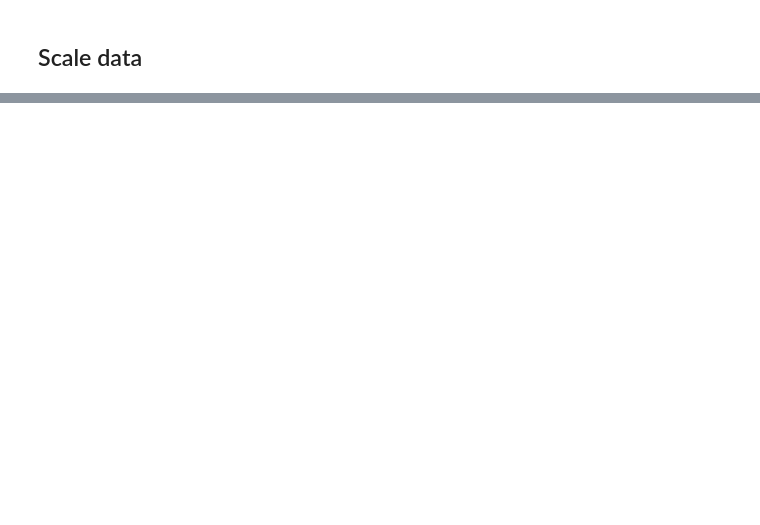
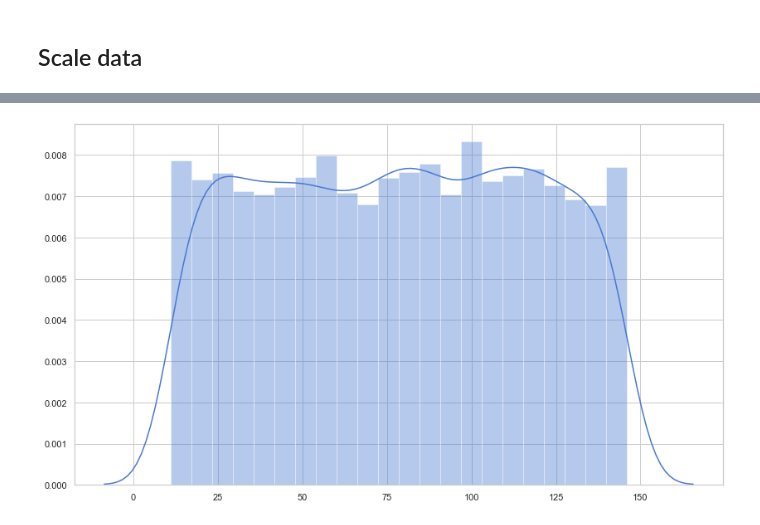
Before and after one commit to kevinpulido89/ML, a Jupyter notebook: C-MAPSS.ipynb, the cells around one changed output, grey strips where cells are left out. Drawn from its saved outputs; the diff is of its cells as text; code cells hidden in the pictures; blank space fills up the shorter version.

```diff
--- a/C-MAPSS.ipynb
+++ b/C-MAPSS.ipynb
@@ -195,0 +205,22 @@ def scaleData(data):
+# %%
+def Standardrize(df, scaler=None):
+
+    if scaler == None:
+        scaler = StandardScaler()
+        scaler = scaler.fit(df)
+
+    new_df = scaler.transform(df)
+
+    return new_df, scaler
+# %%
+X = df1.drop(['ID', 'cycle'], axis=1) # Shape (20631, 15)
+X_test = test_df1.drop(['ID', 'cycle'], axis=1) # Shape (13096, 15)
+
+Y = np.array(RUL_df).reshape(-1,1) # Shape (20631, 1)
+Y_test = np.array(RUL_df_test).reshape(-1,1) # Shape (13096, 1)
+
+X_Std, X_Scaler = Standardrize(X)
+X_test_Std, X_test_Scaler = Standardrize(X_test, scaler=X_Scaler)
+
+X_Std_df = pd.DataFrame(X_Std, columns=X.columns)
+X_Std_test_df = pd.DataFrame(X_test_Std, columns=X.columns)
@@ -195,0 +238,6 @@ def scaleData(data):
+# %%
+X_Std_df['ID'] = df1['ID']
+X_Std_df['RUL'] = Y
+
+X_Std_test_df['ID'] = test_df1['ID']
+X_Std_test_df['RUL'] = Y_test
@@ -195,0 +285,7 @@ def scaleData(data):
+# %%
+augmentStartCycle = 0 # 130
+augmentEndCycle = 362
+maxlen=None
+
+padded_train, train_ruls, maxlen = getPaddedSequence(X_Std_df, maxlen=maxlen, augmentStartCycle=augmentStartCycle, augmentEndCycle=augmentEndCycle)
+padded_test, _ , maxlen = getPaddedSequence(X_Std_test_df, maxlen=maxlen)
@@ -195,0 +299,5 @@ def scaleData(data):
+# %%
+sns.distplot(train_ruls,norm_hist=True )
+plt.show()
+# %% [output]
+[figure, added]
```
Also changed, not shown: parts of 42 cells of this notebook.
